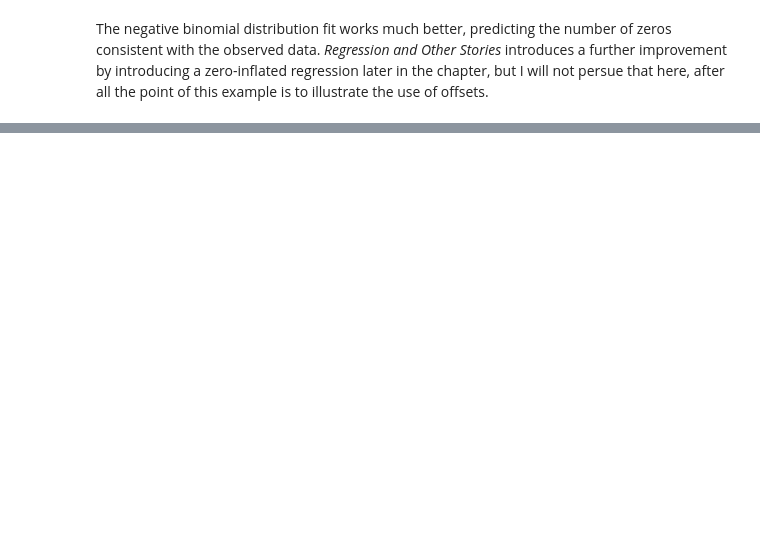
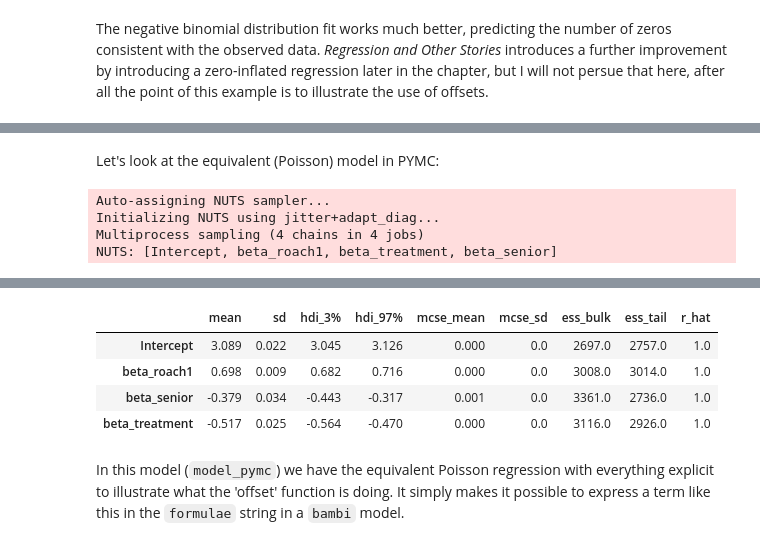
Before and after one commit to bambinos/bambi, a Jupyter notebook: docs/notebooks/count_roaches.ipynb, the cells around one changed output, grey strips where cells are left out. Saved outputs shown, nothing was run; the diff lists cells and outputs as text; code cells hidden in the pictures; blank space fills up the shorter version.

Commit message:
add equivalent pymc model and clean up

```diff
--- a/docs/notebooks/count_roaches.ipynb
+++ b/docs/notebooks/count_roaches.ipynb
@@ -151,0 +172,27 @@ The negative binomial distribution fit works much better, predicting the number
+# %% [markdown]
+
+Let's look at the equivalent (Poisson) model in PYMC:
+# %%
+# recreate the model using pymc
+with pm.Model() as model_pymc:
+    # priors
+    alpha = pm.Normal("Intercept", mu=0, sigma=4.5)
+    beta_roach1 = pm.Normal("beta_roach1", mu=0, sigma=3.3)
+    beta_treatment = pm.Normal("beta_treatment", mu=0, sigma=5.11)
+    beta_senior = pm.Normal("beta_senior", mu=0, sigma=5.43)
+
+    # likelihood
+    mu = pm.math.exp(alpha + beta_roach1 * roaches["roach1"] +
+                             beta_treatment * roaches["treatment"] +
+                             beta_senior * roaches["senior"] +
+                             pm.math.log(roaches["exposure2"])) # no beta for exposure2
+    y = pm.Poisson("y", mu=mu, observed=roaches["y"])
+
+    idata_pymc = pm.sample(1000)
+
+az.summary(idata_pymc)
+# %% [output]
+Auto-assigning NUTS sampler...
+Initializing NUTS using jitter+adapt_diag...
+Multiprocess sampling (4 chains in 4 jobs)
+NUTS: [Intercept, beta_roach1, beta_treatment, beta_senior]
@@ -151,0 +203,7 @@ The negative binomial distribution fit works much better, predicting the number
+|  | mean | sd | hdi_3% | hdi_97% | mcse_mean | mcse_sd | ess_bulk | ess_tail | r_hat |
+| Intercept | 3.089 | 0.022 | 3.045 | 3.126 | 0.000 | 0.0 | 2697.0 | 2757.0 | 1.0 |
+| beta_roach1 | 0.698 | 0.009 | 0.682 | 0.716 | 0.000 | 0.0 | 3008.0 | 3014.0 | 1.0 |
+| beta_senior | -0.379 | 0.034 | -0.443 | -0.317 | 0.001 | 0.0 | 3361.0 | 2736.0 | 1.0 |
+| beta_treatment | -0.517 | 0.025 | -0.564 | -0.470 | 0.000 | 0.0 | 3116.0 | 2926.0 | 1.0 |
+# %% [markdown]
+In this model (`model_pymc`) we have the equivalent Poisson regression with everything explicit to illustrate what the 'offset' function is doing. It simply makes it possible to express a term like this in the `formulae` string in a `bambi` model.
```
Also changed, not shown: parts of 13 cells of this notebook.
